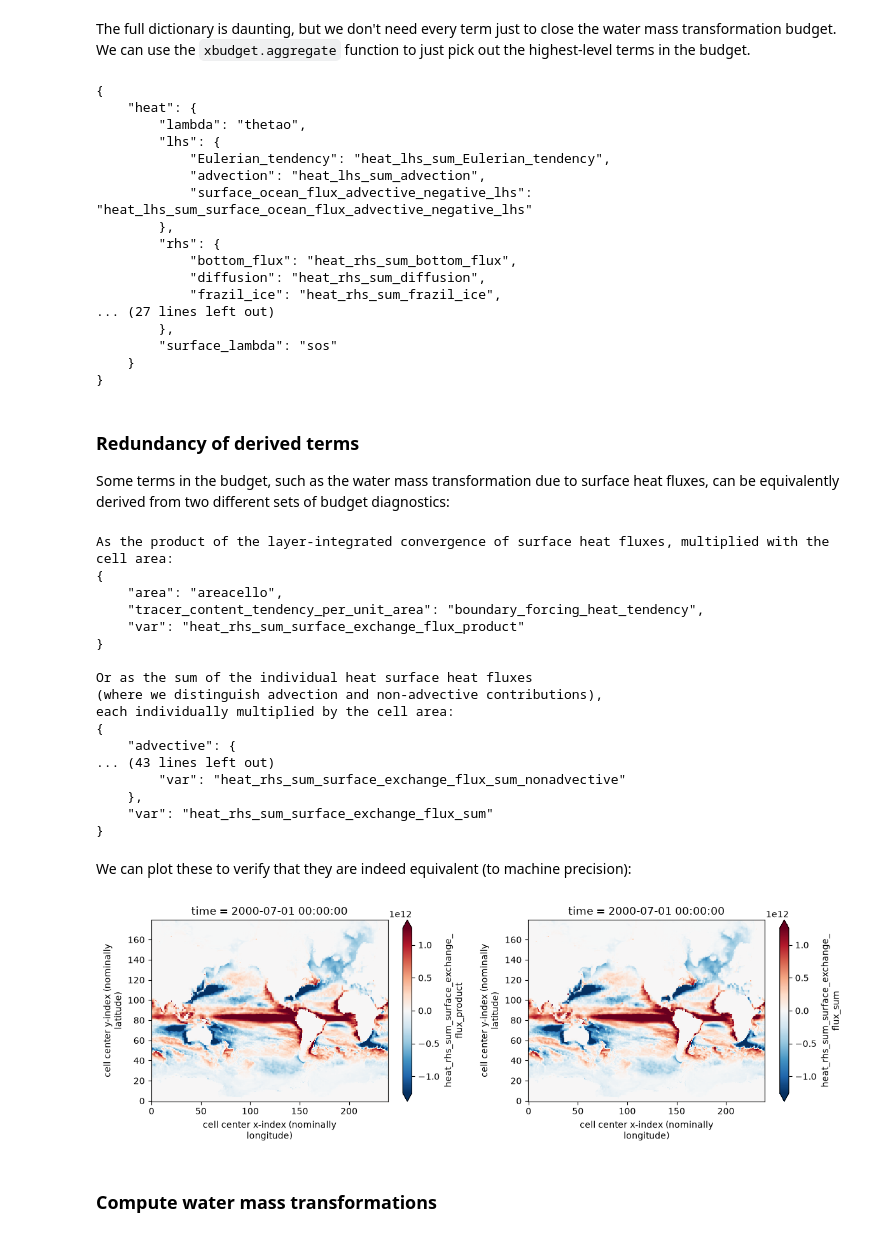
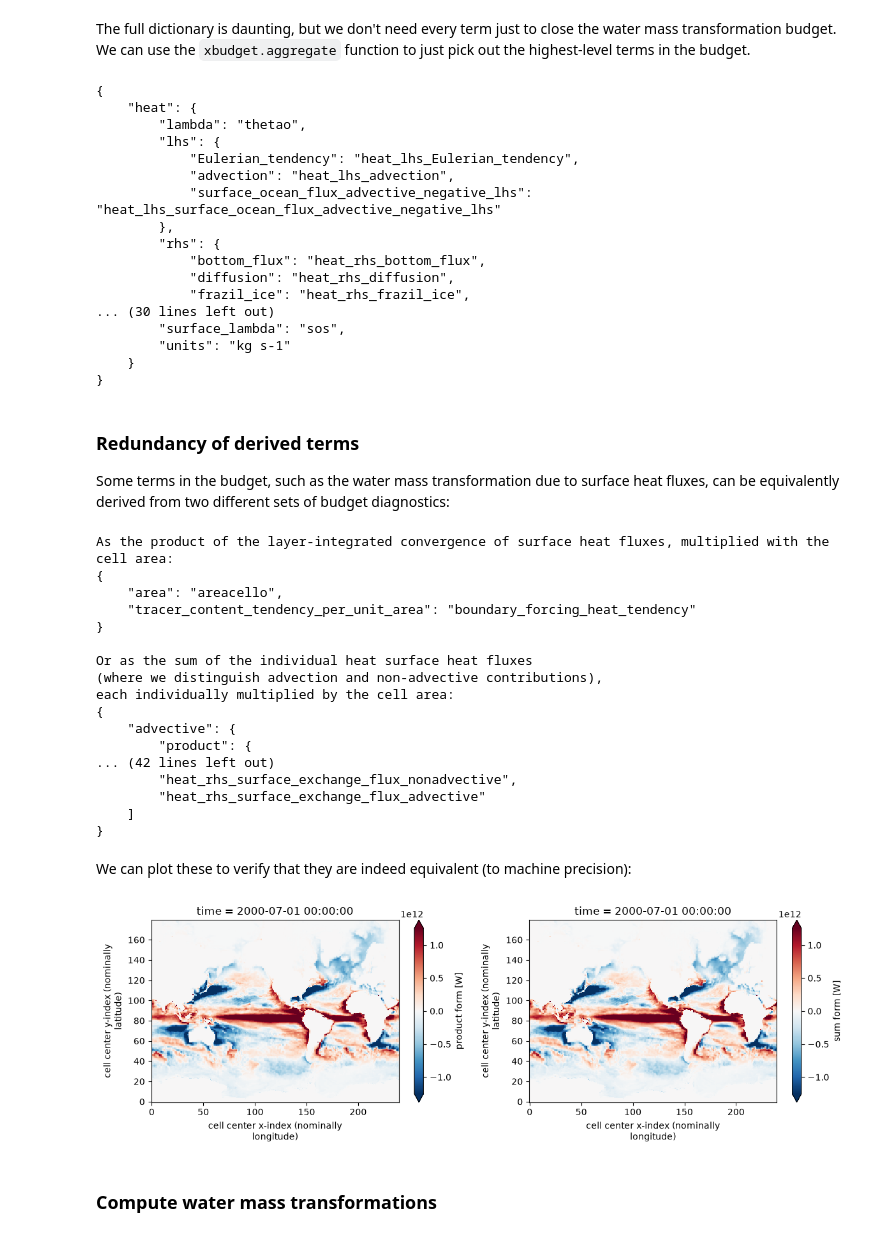
Before and after one commit to NOAA-GFDL/xwmt, a Jupyter notebook: examples/closed_transformation_budget.ipynb, the cells around one changed output. Saved outputs shown, nothing was run; the diff lists cells and outputs as text; code cells hidden in the pictures.

```diff
--- a/examples/closed_transformation_budget.ipynb
+++ b/examples/closed_transformation_budget.ipynb
@@ -94,9 +94,14 @@ We construct a dictionary that links each diagnostic variable to a more intuitiv
 
 **Note:** By default, diagnostic tendencies are assumed to be integrated over the mass of each grid cell, i.e. a density-weighted volume integral.
 # %%
-print(f"The variable 'opottempdiff' is the '{grid._ds.opottempdiff.attrs['long_name']}'")
+print(f"The variable 'opottempdiff' is the '{grid._ds.opottempdiff.attrs['long_name']}' in {grid._ds.opottempdiff.attrs['units']}")
 
 # Convert vertically-integrated cell heat tendencies into volume-integrated layer tendencies
 grid._ds["integrated_diffusive_heat_tendency"] = grid._ds.opottempdiff * grid._ds.areacello
+# `xarray` drops attributes when multiplying two DataArrays, so label the result:
+# `xwmt` derives the units of its output from the units of its input, and will
+# leave the `units` attribute off rather than guess.
+grid._ds["integrated_diffusive_heat_tendency"].attrs["units"] = "W"
+
 metadata_dict["heat"]["rhs"] = {"diffusion": "integrated_diffusive_heat_tendency"}
 # %% [output]
@@ -128,0 +142,12 @@ plt.grid(True, alpha=0.15);
+# %%
+for k, v in tmp['diffusion'].attrs.items():
+    print(f"{k:>24}: {v}")
+
+print("\nBin centers and their CF `bounds` variable:")
+print(f"{'thetao_l_target':>24}: {tmp['thetao_l_target'].attrs}")
+print(f"{'thetao_l_target_bnds':>24}: shape {tmp['thetao_l_target_bnds'].shape}, "
+      f"first bin {tmp['thetao_l_target_bnds'].values[0]}")
+
+print("\nGlobal attributes:")
+for k, v in tmp.attrs.items():
+    print(f"{k:>24}: {v}")
@@ -141,6 +184,7 @@ print('xbudget version', xbudget.__version__)
 
 budgets_dict = xbudget.load_preset_budget(model="MOM6")
 xbudget.collect_budgets(grid, budgets_dict)
+query = xbudget.BudgetQuery(grid, budgets_dict)
 
 print(json.dumps(budgets_dict['heat'], sort_keys=True, indent=4))
 # %% [output]
@@ -206,24 +253,24 @@ Attributes:
 # %% [markdown]
 The full dictionary is daunting, but we don't need every term just to close the water mass transformation budget. We can use the `xbudget.aggregate` function to just pick out the highest-level terms in the budget.
 # %%
-simple_budgets = xbudget.BudgetQuery(grid, budgets_dict).aggregate()
+simple_budgets = query.aggregate()
 print(json.dumps(simple_budgets, sort_keys=True, indent=4))
 # %% [output]
 {
     "heat": {
         "lambda": "thetao",
         "lhs": {
-            "Eulerian_tendency": "heat_lhs_sum_Eulerian_tendency",
-            "advection": "heat_lhs_sum_advection",
-            "surface_ocean_flux_advective_negative_lhs": "heat_lhs_sum_surface_ocean_flux_advective_negative_lhs"
+            "Eulerian_tendency": "heat_lhs_Eulerian_tendency",
+            "advection": "heat_lhs_advection",
+            "surface_ocean_flux_advective_negative_lhs": "heat_lhs_surface_ocean_flux_advective_negative_lhs"
         },
         "rhs": {
-            "bottom_flux": "heat_rhs_sum_bottom_flux",
-            "diffusion": "heat_rhs_sum_diffusion",
-            "frazil_ice": "heat_rhs_sum_frazil_ice",
-... (27 lines left out)
-        },
-        "surface_lambda": "sos"
+            "bottom_flux": "heat_rhs_bottom_flux",
+            "diffusion": "heat_rhs_diffusion",
+            "frazil_ice": "heat_rhs_frazil_ice",
+... (30 lines left out)
+        "surface_lambda": "sos",
+        "units": "kg s-1"
     }
 }
 # %% [markdown]
@@ -235,13 +282,18 @@ term = budgets_dict['heat']['rhs']['sum']['surface_exchange_flux']
 print("As the product of the layer-integrated convergence of surface heat fluxes, multiplied with the cell area:")
 print(json.dumps(term['product'], sort_keys=True, indent=4), end="\n\n")
 print("Or as the sum of the individual heat surface heat fluxes\n(where we distinguish advection and non-advective contributions),\neach individually multiplied by the cell area:")
-print(json.dumps(term['sum'], sort_keys=True, indent=4))
+print(json.dumps(term['sum'], sort_keys=True, indent=4), end="\n\n")
+
+# `BudgetQuery.get_vars` reports the same two constructions in terms of the
+# variable names that `collect_budgets` actually materialized in `grid._ds`.
+operands = query.get_vars(("heat", "rhs", "surface_exchange_flux"))
+print("The variable names behind those two constructions:")
+print(json.dumps(operands, indent=4))
 # %% [output]
 As the product of the layer-integrated convergence of surface heat fluxes, multiplied with the cell area:
 {
     "area": "areacello",
-    "tracer_content_tendency_per_unit_area": "boundary_forcing_heat_tendency",
-    "var": "heat_rhs_sum_surface_exchange_flux_product"
+    "tracer_content_tendency_per_unit_area": "boundary_forcing_heat_tendency"
 }
 
 Or as the sum of the individual heat surface heat fluxes
@@ -249,22 +301,30 @@ Or as the sum of the individual heat surface heat fluxes
 each individually multiplied by the cell area:
 {
     "advective": {
-... (43 lines left out)
-        "var": "heat_rhs_sum_surface_exchange_flux_sum_nonadvective"
-    },
-    "var": "heat_rhs_sum_surface_exchange_flux_sum"
+        "product": {
+... (42 lines left out)
+        "heat_rhs_surface_exchange_flux_nonadvective",
+        "heat_rhs_surface_exchange_flux_advective"
+    ]
 }
 # %% [markdown]
 We can plot these to verify that they are indeed equivalent (to machine precision):
 # %%
+import functools
+
+product_form = grid._ds[operands['var']]
+sum_form = functools.reduce(
+    lambda a, b: a + b, [grid._ds[v] for v in operands['sum']]
+)
+
 plt.figure(figsize=(12, 4))
 plt.subplot(1,2,1)
-grid._ds[term['product']['var']].sum("sigma2_l").plot(robust=True)
+product_form.sum("sigma2_l").plot(robust=True, cbar_kwargs={"label": "product form [W]"})
 plt.subplot(1,2,2)
-grid._ds[term['sum']['var']].sum("sigma2_l").plot(robust=True)
+sum_form.sum("sigma2_l").plot(robust=True, cbar_kwargs={"label": "sum form [W]"})
 plt.tight_layout()
 # %% [output]
-[figure, old version]
+[figure, new version]
 # %% [markdown]
 ### Compute water mass transformations
 # %% [markdown]
```
Also changed, not shown: parts of 15 cells of this notebook, 1 other file.
